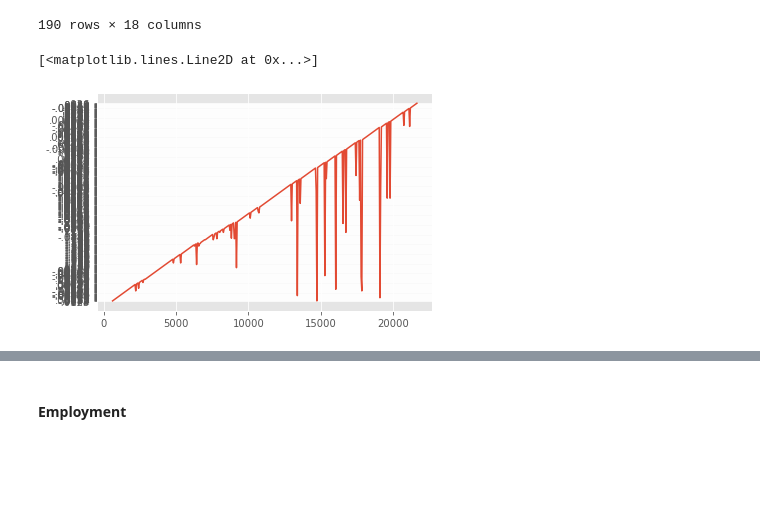
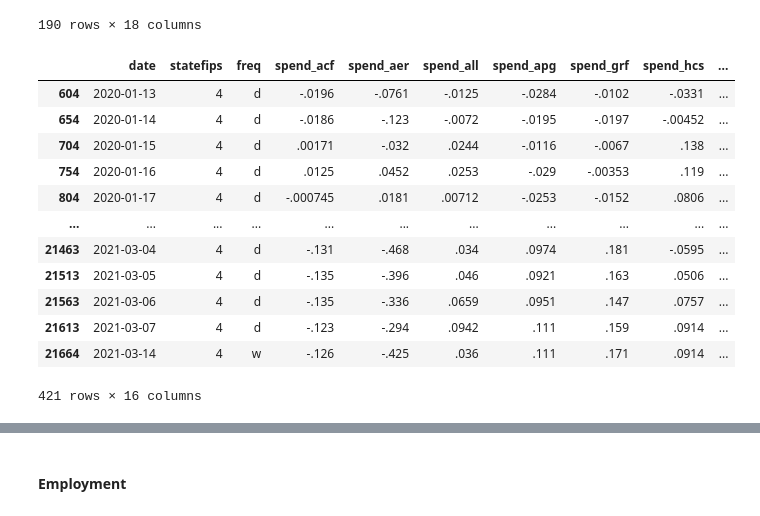
Before and after one commit to Rhuck1/Covidnomics, a Jupyter notebook: econ_track_eda.ipynb, the cells around one changed output, grey strips where cells are left out. Cells and saved outputs as stored; diff of their text form; code cells hidden in the pictures; blank space fills up the shorter version.

```diff
--- a/econ_track_eda.ipynb
+++ b/econ_track_eda.ipynb
@@ -58,13 +67,19 @@ consumer_spending = pd.merge(
                             consum_spend_nat_nn,
                             how='outer'
                             )
-# %%
-fig, ax = plt.subplots()
-
-
-
-ax.plot(consum_spend_az.loc[:,'spend_all'])
-ax.plot(consum_spend)
-# %% [output]
-[<matplotlib.lines.Line2D at 0x...>]
-[figure, removed]
+# %%
+consum_spend_az
+# %% [output]
+|  | date | statefips | freq | spend_acf | spend_aer | spend_all | spend_apg | spend_grf | spend_hcs | ... |
+| 604 | 2020-01-13 | 4 | d | -.0196 | -.0761 | -.0125 | -.0284 | -.0102 | -.0331 | ... |
+| 654 | 2020-01-14 | 4 | d | -.0186 | -.123 | -.0072 | -.0195 | -.0197 | -.00452 | ... |
+| 704 | 2020-01-15 | 4 | d | .00171 | -.032 | .0244 | -.0116 | -.0067 | .138 | ... |
+| 754 | 2020-01-16 | 4 | d | .0125 | .0452 | .0253 | -.029 | -.00353 | .119 | ... |
+| 804 | 2020-01-17 | 4 | d | -.000745 | .0181 | .00712 | -.0253 | -.0152 | .0806 | ... |
+| ... | ... | ... | ... | ... | ... | ... | ... | ... | ... | ... |
+| 21463 | 2021-03-04 | 4 | d | -.131 | -.468 | .034 | .0974 | .181 | -.0595 | ... |
+| 21513 | 2021-03-05 | 4 | d | -.135 | -.396 | .046 | .0921 | .163 | .0506 | ... |
+| 21563 | 2021-03-06 | 4 | d | -.135 | -.336 | .0659 | .0951 | .147 | .0757 | ... |
+| 21613 | 2021-03-07 | 4 | d | -.123 | -.294 | .0942 | .111 | .159 | .0914 | ... |
+| 21664 | 2021-03-14 | 4 | w | -.126 | -.425 | .036 | .111 | .171 | .0914 | ... |
+421 rows × 16 columns
```
Also changed, not shown: parts of 4 cells of this notebook.
